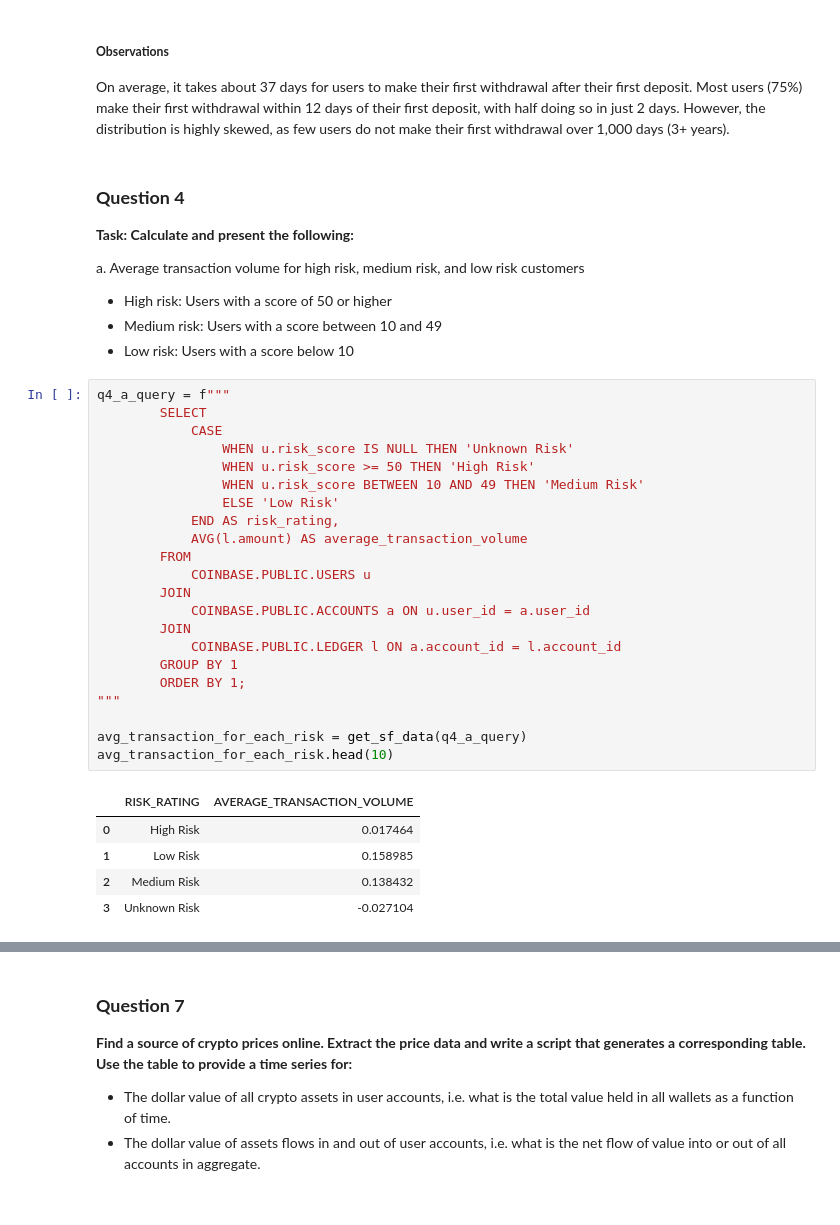
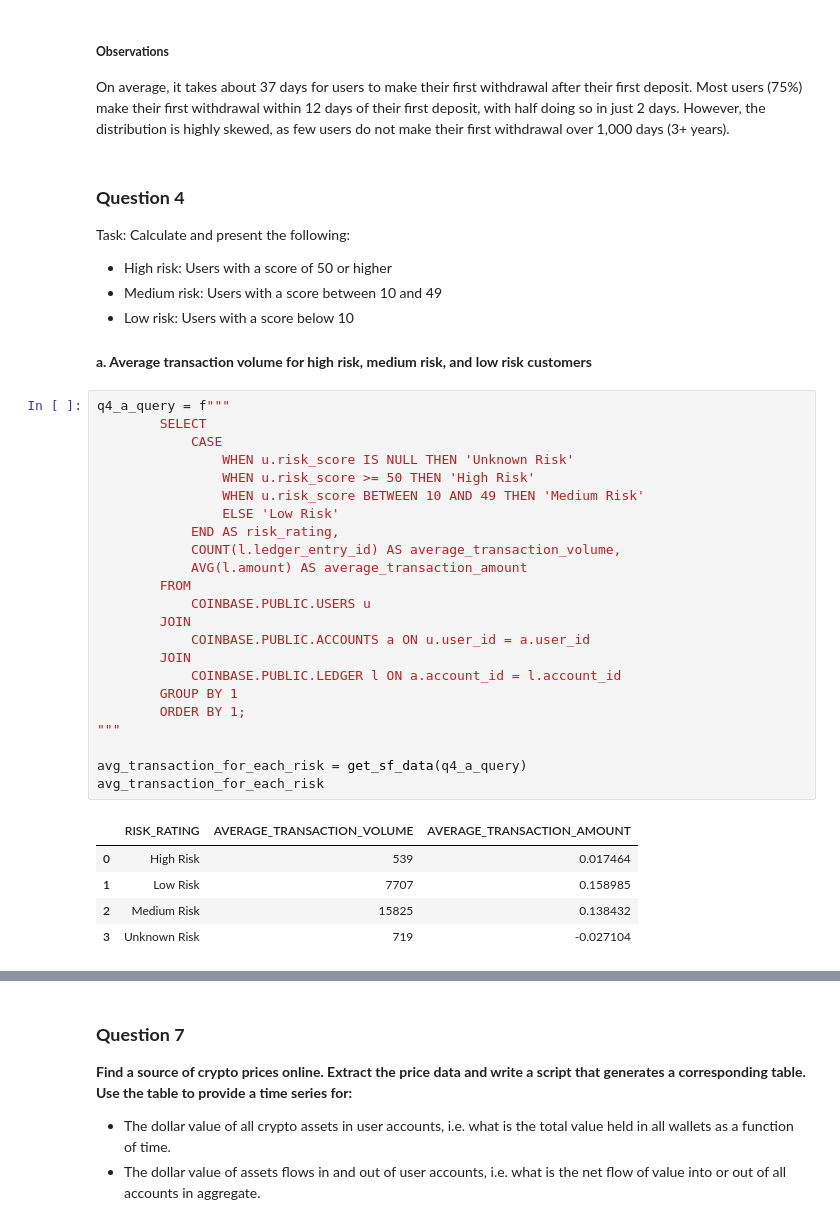
Before and after one commit to ycyuchengliu/coinbase_note, a Jupyter notebook: Coinbase_Data_HW.ipynb, the cells around one changed output, grey strips where cells are left out. Drawn from its saved outputs; the diff is of its cells as text.

```diff
--- a/Coinbase_Data_HW.ipynb
+++ b/Coinbase_Data_HW.ipynb
@@ -299,37 +301,39 @@ get_simple_plot(number_of_days_first_deposit_and_first_withdrawal['DAYS_BETWEEN_
 On average, it takes about 37 days for users to make their first withdrawal after their first deposit. Most users (75%) make their first withdrawal within 12 days of their first deposit, with half doing so in just 2 days. However, the distribution is highly skewed, as few users do not make their first withdrawal over 1,000 days (3+ years).
 # %% [markdown]
 ### **Question 4**
-**Task: Calculate and present the following:**
+Task: Calculate and present the following:
 
-a. Average transaction volume for high risk, medium risk, and low risk customers
 - High risk: Users with a score of 50 or higher
 - Medium risk: Users with a score between 10 and 49
 - Low risk: Users with a score below 10
+
+#### **a. Average transaction volume for high risk, medium risk, and low risk customers**
 # %%
 q4_a_query = f"""
         SELECT
             CASE
                 WHEN u.risk_score IS NULL THEN 'Unknown Risk'
                 WHEN u.risk_score >= 50 THEN 'High Risk'
                 WHEN u.risk_score BETWEEN 10 AND 49 THEN 'Medium Risk'
                 ELSE 'Low Risk'
             END AS risk_rating,
-            AVG(l.amount) AS average_transaction_volume
+            COUNT(l.ledger_entry_id) AS average_transaction_volume,
+            AVG(l.amount) AS average_transaction_amount
         FROM
             COINBASE.PUBLIC.USERS u
         JOIN
             COINBASE.PUBLIC.ACCOUNTS a ON u.user_id = a.user_id
         JOIN
             COINBASE.PUBLIC.LEDGER l ON a.account_id = l.account_id
         GROUP BY 1
         ORDER BY 1;
 """
 
 avg_transaction_for_each_risk = get_sf_data(q4_a_query)
-avg_transaction_for_each_risk.head(10)
+avg_transaction_for_each_risk
 # %% [output]
-|  | RISK_RATING | AVERAGE_TRANSACTION_VOLUME |
-| 0 | High Risk | 0.017464 |
-| 1 | Low Risk | 0.158985 |
-| 2 | Medium Risk | 0.138432 |
-| 3 | Unknown Risk | -0.027104 |
+|  | RISK_RATING | AVERAGE_TRANSACTION_VOLUME | AVERAGE_TRANSACTION_AMOUNT |
+| 0 | High Risk | 539 | 0.017464 |
+| 1 | Low Risk | 7707 | 0.158985 |
+| 2 | Medium Risk | 15825 | 0.138432 |
+| 3 | Unknown Risk | 719 | -0.027104 |
```
Also changed, not shown: parts of 8 cells of this notebook.
